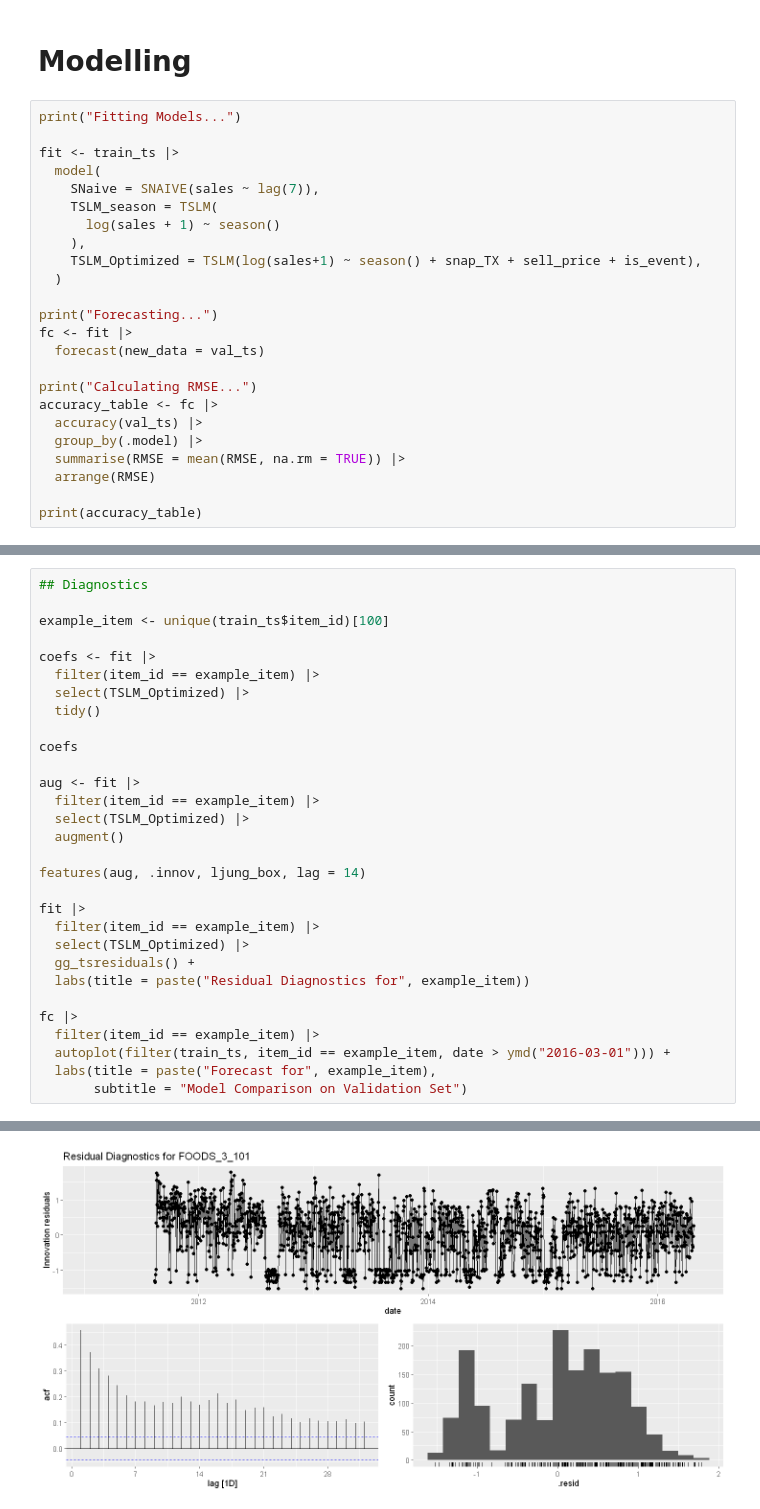
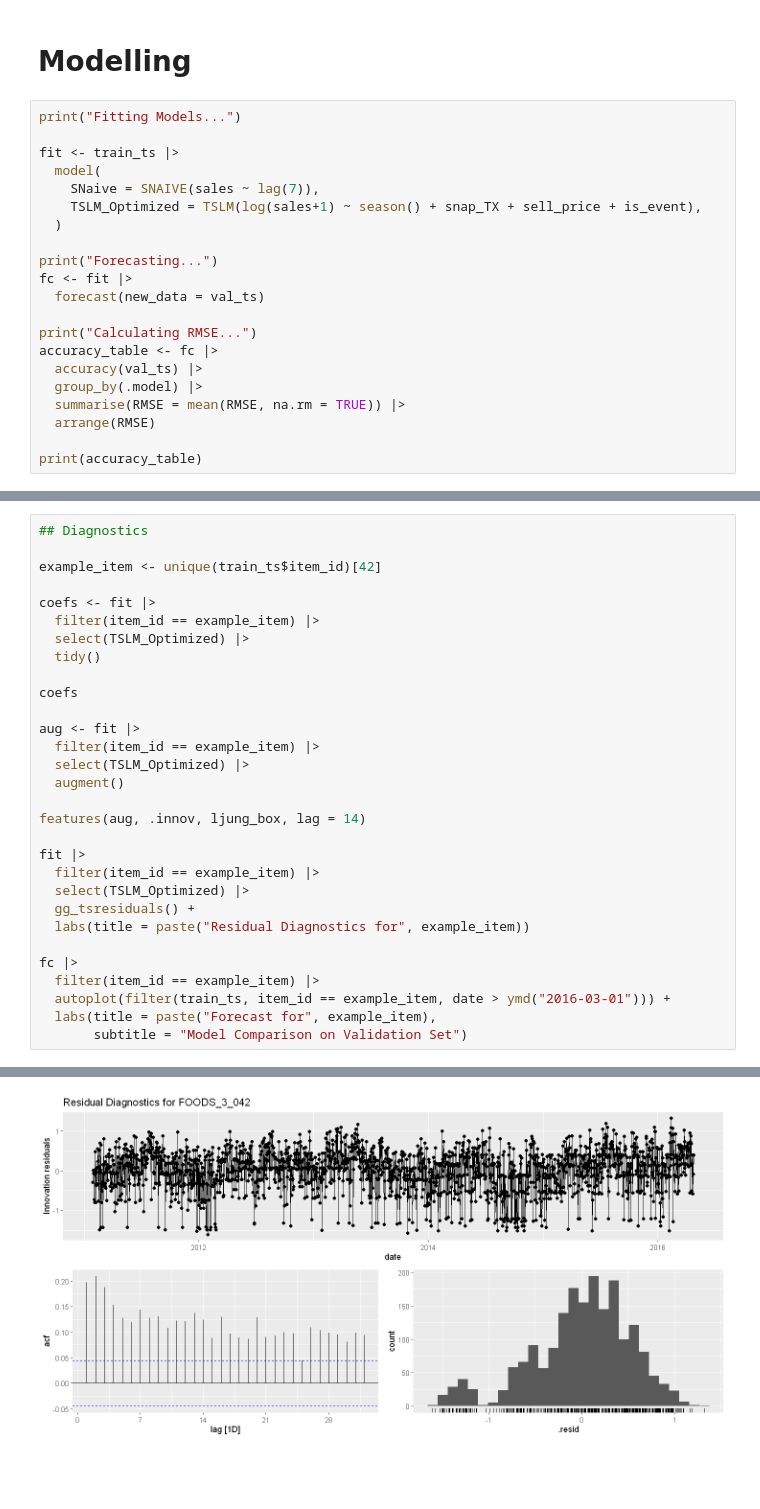
Before and after one commit to StenPaffen/AFCS_FinalProject, a Jupyter notebook: Final_project copy.ipynb, the cells around one changed output, grey strips where cells are left out. Saved outputs shown, nothing was run; the diff lists cells and outputs as text; blank space fills up the shorter version.

```diff
--- a/Final_project copy.ipynb
+++ b/Final_project copy.ipynb
@@ -276,9 +299,6 @@ print("Fitting Models...")
 fit <- train_ts |>
   model(
     SNaive = SNAIVE(sales ~ lag(7)),
-    TSLM_season = TSLM(
-      log(sales + 1) ~ season()
-    ),
     TSLM_Optimized = TSLM(log(sales+1) ~ season() + snap_TX + sell_price + is_event),
   )
 
@@ -314,7 +333,7 @@ Caused by warning:
 # %%
 ## Diagnostics
 
-example_item <- unique(train_ts$item_id)[100]
+example_item <- unique(train_ts$item_id)[42]
 
 coefs <- fit |>
   filter(item_id == example_item) |>
@@ -373 +381 @@ Warning message:
-[figure, old version]
+[figure, new version]
```
Also changed, not shown: parts of 10 cells of this notebook, 1 other file.
